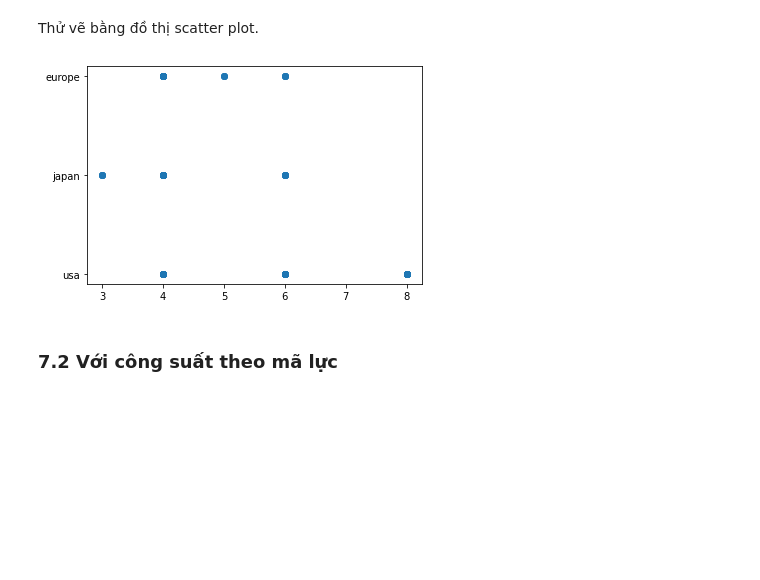
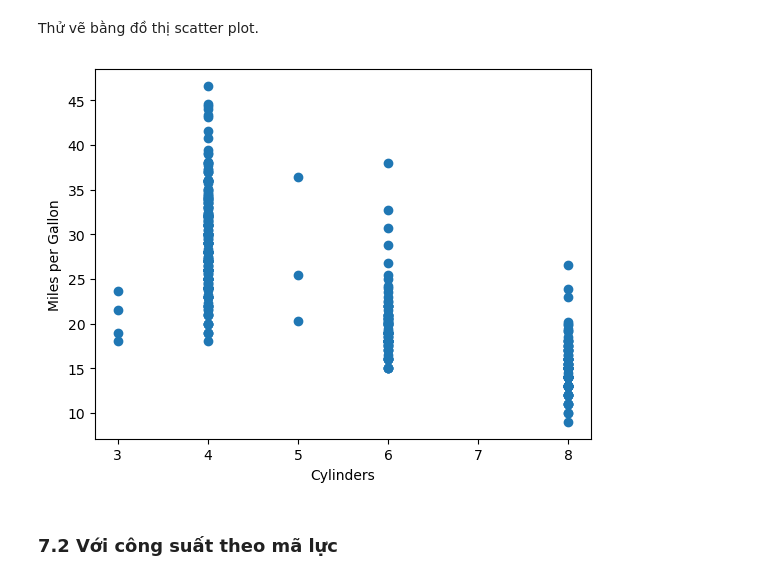
Before and after one commit to tiesen243/data-analyst, a Jupyter notebook: midterm-practice/mpg_ex.ipynb, the cells around one changed output. Drawn from its saved outputs; the diff is of its cells as text; code cells hidden in the pictures; blank space fills up the shorter version.

```diff
--- a/midterm-practice/mpg_ex.ipynb
+++ b/midterm-practice/mpg_ex.ipynb
@@ -18,7 +18,7 @@ Dữ liệu `mpg.csv` gồm các thông tin như sau:
 - **origin:** Xuất xứ
 - **name:** Tên dòng xe
 # %%
-mpg = pd.read_csv('./Downloads/midterm-practice/mpg.csv')
+mpg = pd.read_csv("mpg.csv")
 # %% [markdown]
 ## 2. TÌM HIỂU DỮ LIỆU
 # %% [markdown]
@@ -127,10 +127,11 @@ Lưu ý: Các dòng xe thập niên 70 (1970 - 1979), thập niên 80 (1980 - 19
 # %% [markdown]
 Thử vẽ bằng đồ thị scatter plot.
 # %%
-plt.scatter(mpg['cylinders'],mpg['origin'])
-
+plt.scatter(mpg["cylinders"], mpg["mpg"])
+plt.xlabel("Cylinders")
+plt.ylabel("Miles per Gallon")
 plt.show()
 # %% [output]
-[figure, old version]
+[figure, new version]
 # %% [markdown]
 ### 7.2 Với công suất theo mã lực
```
Also changed, not shown: parts of 15 cells of this notebook, 1 other file.
